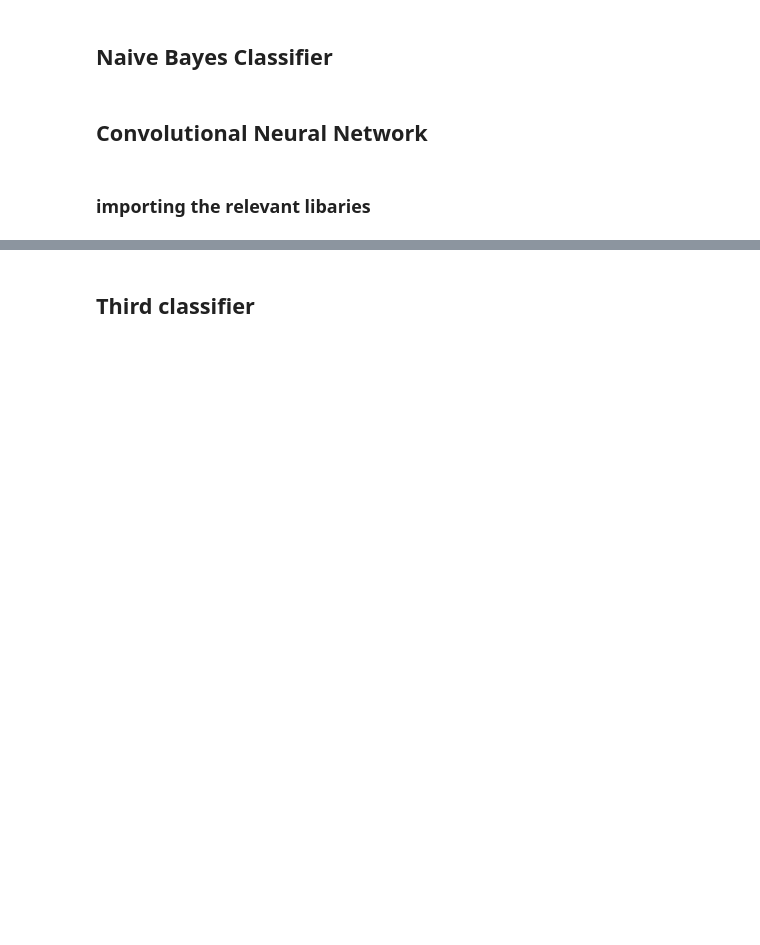
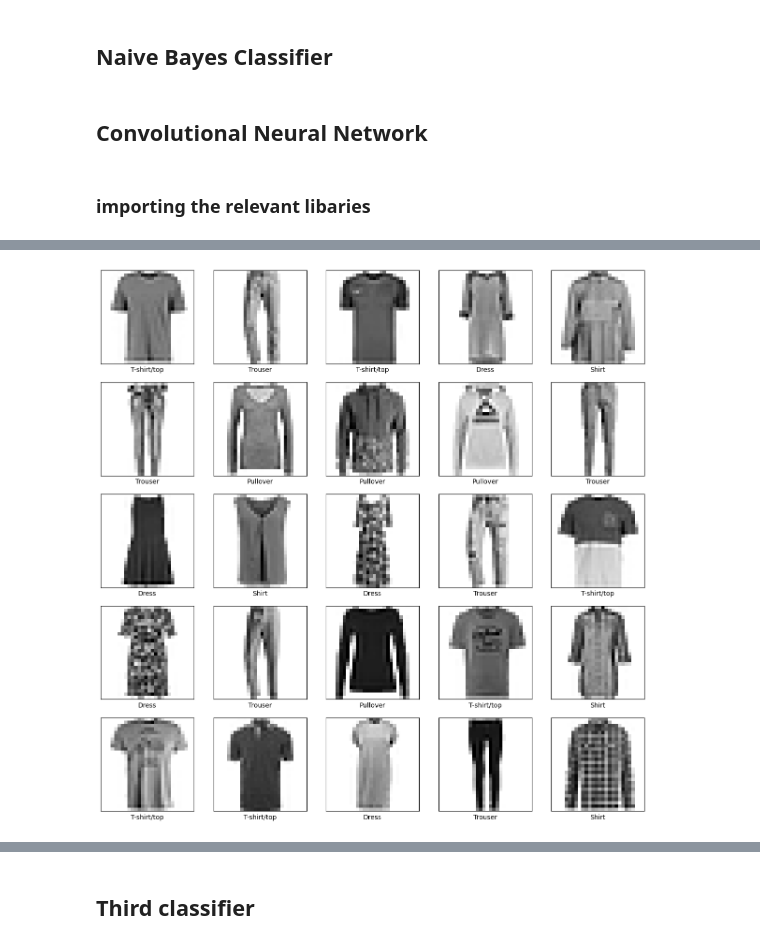
Before and after one commit to Purreskov/Machine-Learning, a Jupyter notebook: main.ipynb, the cells around one changed output, grey strips where cells are left out. Saved outputs shown, nothing was run; the diff lists cells and outputs as text; code cells hidden in the pictures; blank space fills up the shorter version.

```diff
--- a/main.ipynb
+++ b/main.ipynb
@@ -379,31 +197,0 @@ plt.legend()
-# %%
-test_loss = 0
-class_correct = list(0. for i in range(5))
-class_total = list(0. for i in range(5))
-
-model.eval()
-for images, labels in test_loader:
-    output = model(images)
-    loss = criterion(output, labels)
-    test_loss += loss.item()*images.size(0)
-    _, pred = torch.max(output,1)
-    correct = np.squeeze(pred.eq(labels.data.view_as(pred)))
-    for i in range(len(labels)):
-        label = labels.data[i]
-        class_correct[label] += correct[i].item()
-        class_total[label] += 1
-
-test_loss = test_loss/len(test_loader.sampler)
-print('test Loss: {:.6f}'.format(test_loss))
-
-for i in range(5):
-    if class_total[i] > 0:
-        print('accuracy of %5s: %2d%% (%2d/%2d)'%(str(i),
-                100 * class_correct[i]/class_total[i],
-                np.sum(class_correct[i]), np.sum(class_total[i])))
-    else:
-        print('Test accuracy of %5s: N/A (no training examples)' % classes[i])
-
-print('\nTest accuracy (Overall): %2d%% (%2d/%2d)' % (
-    100. * np.sum(class_correct) / np.sum(class_total),
-    np.sum(class_correct), np.sum(class_total)))
@@ -438,0 +245,16 @@ Inspired by
+# %%
+plt.figure(figsize=(15, 15))
+for i in range(25):
+    plt.subplot(5, 5, i + 1)
+    plt.xticks([])
+    plt.yticks([])
+    plt.imshow(x_train[i], cmap=plt.cm.binary)
+
+    # Convert one-hot encoded label back to integer
+    class_index = np.argmax(y_train[i])
+
+    plt.xlabel(class_names[class_index])
+
+plt.show()
+# %% [output]
+[figure, added]
```
Also changed, not shown: parts of 19 cells of this notebook.
